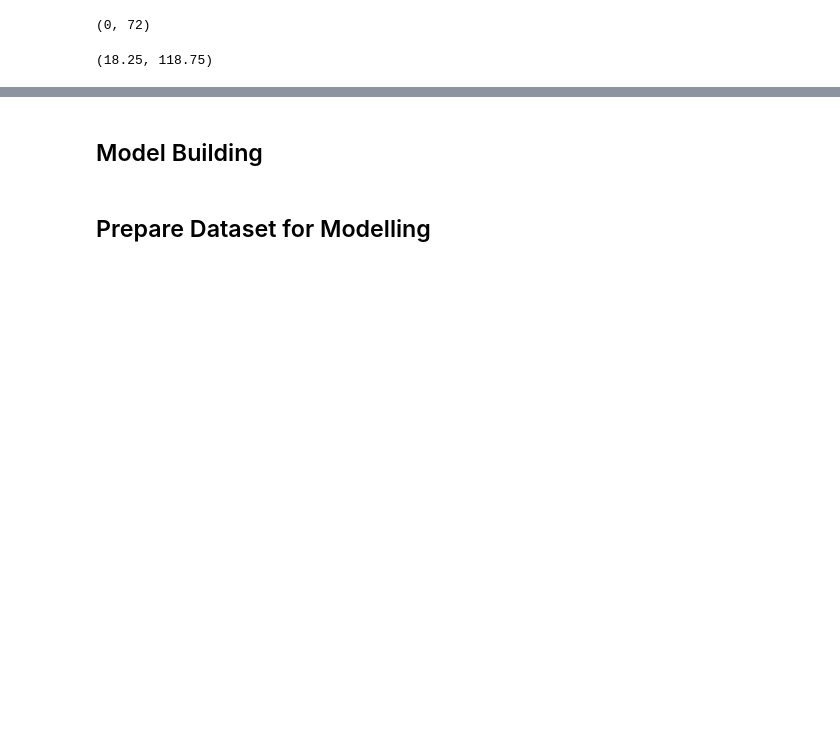
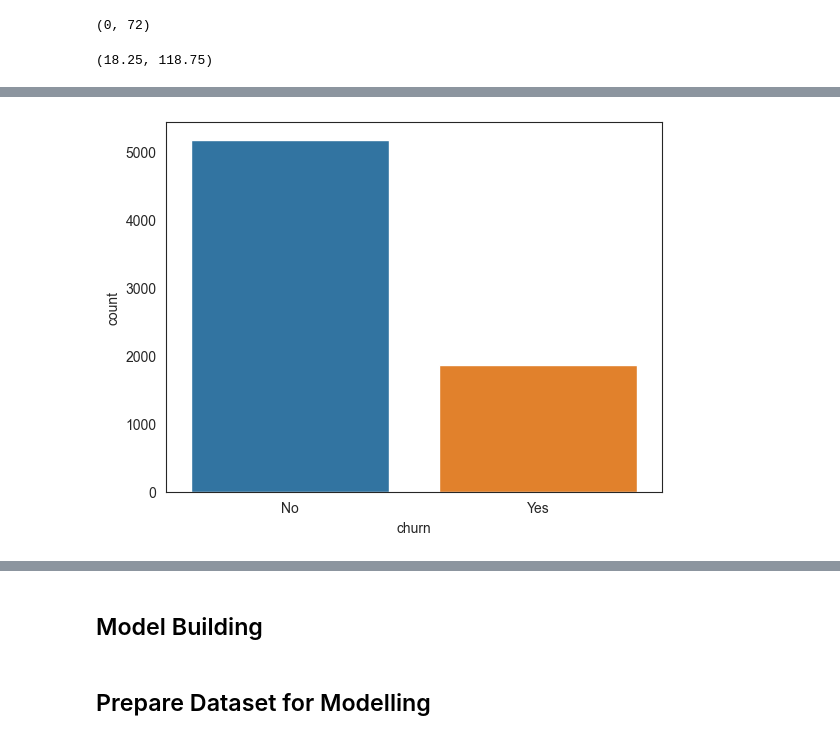
Before and after one commit to gkadeoti/tesco_customer_churn, a Jupyter notebook: experimentation.ipynb, the cells around one changed output, grey strips where cells are left out. Cells and saved outputs as stored; diff of their text form; code cells hidden in the pictures; blank space fills up the shorter version.

Commit message:
plots added and model names added to gitignore

```diff
--- a/experimentation.ipynb
+++ b/experimentation.ipynb
@@ -83,5 +81,3 @@ memory usage: 1.1+ MB
 Only tenure , monthlycharges and totalcharges are Numerical Variables.
 # %% [markdown]
 churndata.totalcharges data type needs modification
-# %%
-churn_data["totalcharges"] = churn_data["totalcharges"].astype(float)
@@ -107,0 +84,2 @@ memory usage: 1.1+ MB
+# %%
+churn_data.totalcharges = churn_data.totalcharges.astype("float64")
@@ -218,0 +279,5 @@ churn_data.totalcharges.min(),churn_data.totalcharges.max()
+# %%
+sns.countplot(x='churn',data=churn_data)
+plt.show()
+# %% [output]
+[figure, added]
```
Also changed, not shown: parts of 56 cells of this notebook, 1 other file.
